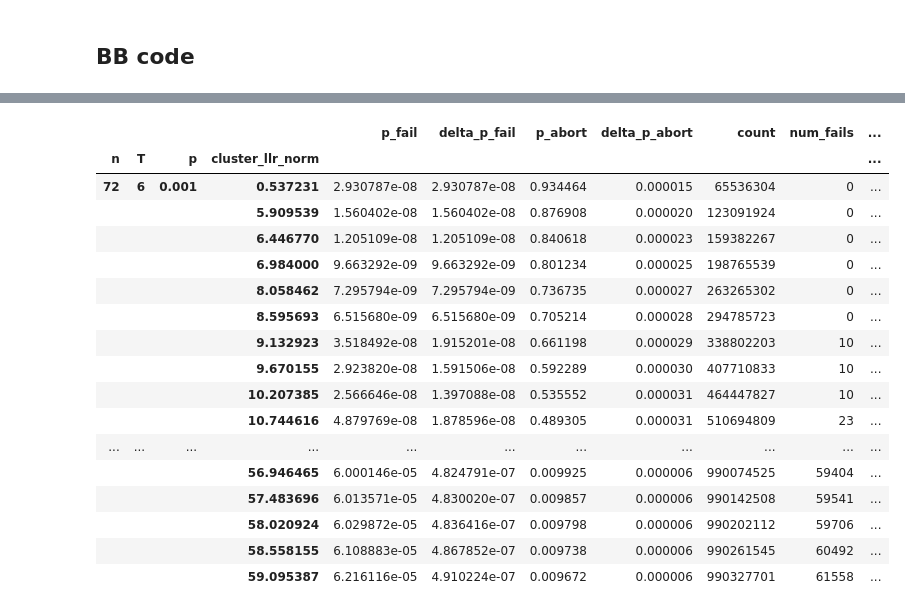
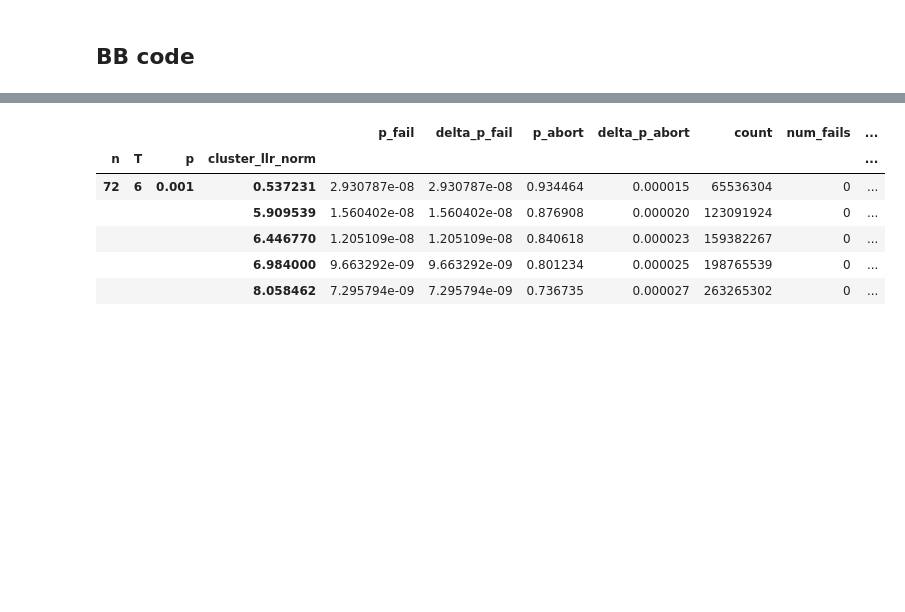
Before and after one commit to seokhyung-lee/ldpc-post-selection, a Jupyter notebook: simulations/analysis/notebooks/sliding_window_analysis.ipynb, the cells around one changed output, grey strips where cells are left out. Saved outputs shown, nothing was run; the diff lists cells and outputs as text; code cells hidden in the pictures; blank space fills up the shorter version.

```diff
--- a/simulations/analysis/notebooks/sliding_window_analysis.ipynb
+++ b/simulations/analysis/notebooks/sliding_window_analysis.ipynb
@@ -107,24 +111,13 @@ df_ps_dict["committed_cluster_llr_norm_frac_2"].head(100)
 # %%
 df_ps_ordinary = load_data("bb_old")["cluster_llr_norm_2"]
 
-df_ps_ordinary.head(100)
+df_ps_ordinary.head()
 # %% [output]
 |  |  |  |  | p_fail | delta_p_fail | p_abort | delta_p_abort | count | num_fails | ... |
 | n | T | p | cluster_llr_norm |  |  |  |  |  |  | ... |
 | 72 | 6 | 0.001 | 0.537231 | 2.930787e-08 | 2.930787e-08 | 0.934464 | 0.000015 | 65536304 | 0 | ... |
 |  |  |  | 5.909539 | 1.560402e-08 | 1.560402e-08 | 0.876908 | 0.000020 | 123091924 | 0 | ... |
 |  |  |  | 6.446770 | 1.205109e-08 | 1.205109e-08 | 0.840618 | 0.000023 | 159382267 | 0 | ... |
 |  |  |  | 6.984000 | 9.663292e-09 | 9.663292e-09 | 0.801234 | 0.000025 | 198765539 | 0 | ... |
 |  |  |  | 8.058462 | 7.295794e-09 | 7.295794e-09 | 0.736735 | 0.000027 | 263265302 | 0 | ... |
-|  |  |  | 8.595693 | 6.515680e-09 | 6.515680e-09 | 0.705214 | 0.000028 | 294785723 | 0 | ... |
-|  |  |  | 9.132923 | 3.518492e-08 | 1.915201e-08 | 0.661198 | 0.000029 | 338802203 | 10 | ... |
-|  |  |  | 9.670155 | 2.923820e-08 | 1.591506e-08 | 0.592289 | 0.000030 | 407710833 | 10 | ... |
-|  |  |  | 10.207385 | 2.566646e-08 | 1.397088e-08 | 0.535552 | 0.000031 | 464447827 | 10 | ... |
-|  |  |  | 10.744616 | 4.879769e-08 | 1.878596e-08 | 0.489305 | 0.000031 | 510694809 | 23 | ... |
-| ... | ... | ... | ... | ... | ... | ... | ... | ... | ... | ... |
-|  |  |  | 56.946465 | 6.000146e-05 | 4.824791e-07 | 0.009925 | 0.000006 | 990074525 | 59404 | ... |
-|  |  |  | 57.483696 | 6.013571e-05 | 4.830020e-07 | 0.009857 | 0.000006 | 990142508 | 59541 | ... |
-|  |  |  | 58.020924 | 6.029872e-05 | 4.836416e-07 | 0.009798 | 0.000006 | 990202112 | 59706 | ... |
-|  |  |  | 58.558155 | 6.108883e-05 | 4.867852e-07 | 0.009738 | 0.000006 | 990261545 | 60492 | ... |
-|  |  |  | 59.095387 | 6.216116e-05 | 4.910224e-07 | 0.009672 | 0.000006 | 990327701 | 61558 | ... |
 # %%
```
Also changed, not shown: parts of 4 cells of this notebook, 5 other files.
